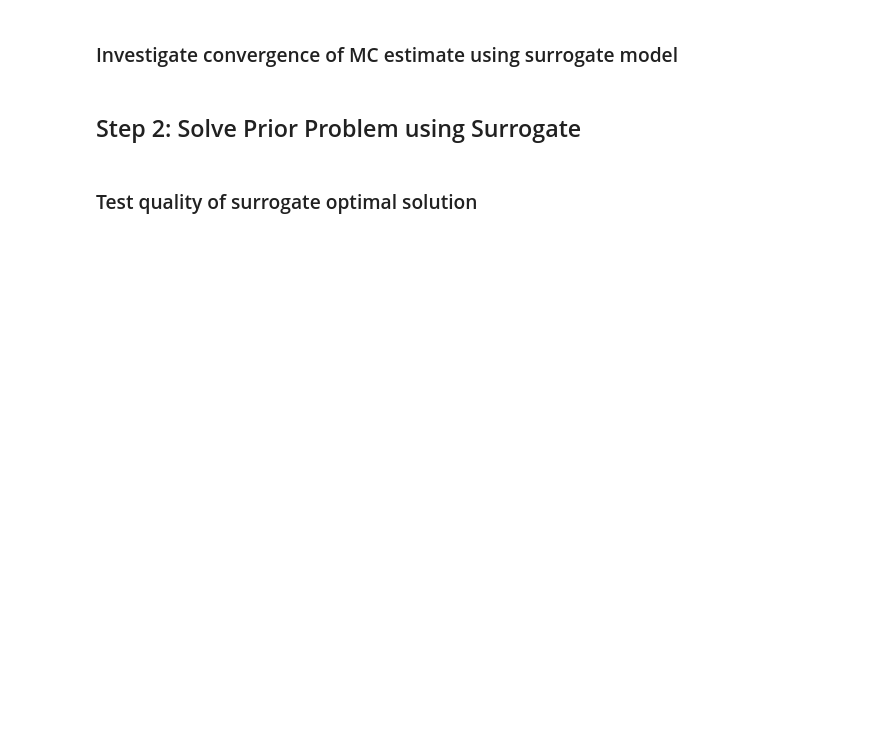
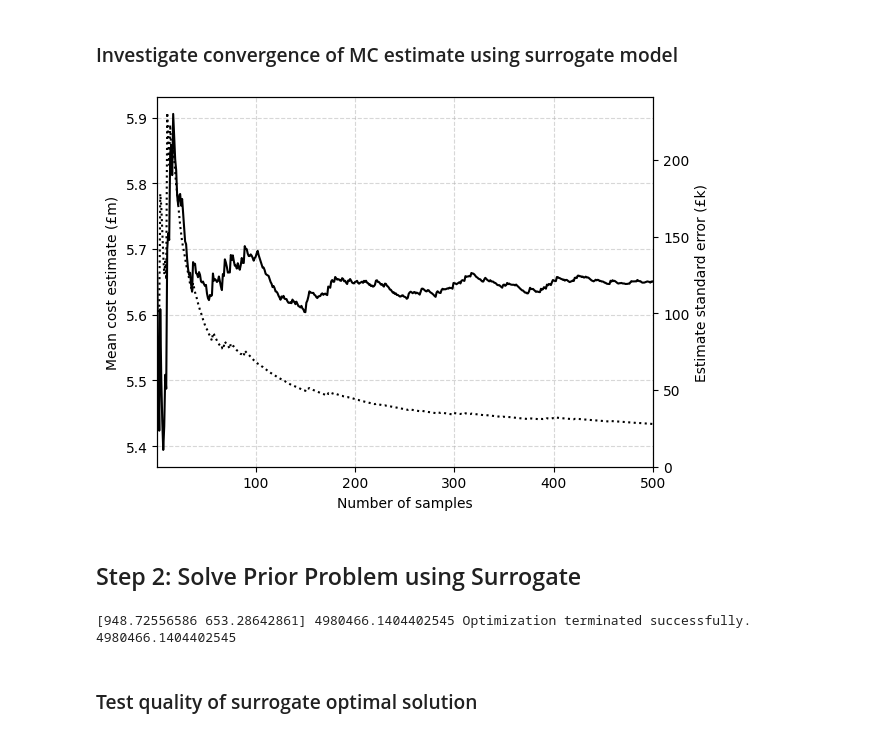
Before and after one commit to mal84emma/VoI-in-CAS, a Jupyter notebook: VoI_via_GPs.ipynb, the cells around one changed output. Saved outputs shown, nothing was run; the diff lists cells and outputs as text; code cells hidden in the pictures; blank space fills up the shorter version.

Commit message:
Run large n results on server

```diff
--- a/VoI_via_GPs.ipynb
+++ b/VoI_via_GPs.ipynb
@@ -57,7 +57,7 @@ Remeber to note Dom's alternative suggestion for learning a surrogate, and it's
 # %%
 # Perform sampling of action-uncertainty space
 seed = 42
-n_samples = 100
+n_samples = 500 # increase for final results
 
 # Space filling sampling of action sub-space using Latin Hypercube
 lower_bounds = np.array([*[5e2]*len(ids),*[1e2]*len(ids)])
@@ -85,7 +85,8 @@ for n in tqdm(range(n_samples)):
 # %%
 # Train Gaussian Process surrogate.
 
-kernel = 1 * gp.kernels.RBF(length_scale=np.ones(len(ids)*3))
+length_scale_init_guess = [*[500]*len(ids),*[100]*len(ids),*[0.1]*len(ids)]
+kernel = 1 * gp.kernels.RBF(length_scale=np.array(length_scale_init_guess))
 gp_surrogate = gp.GaussianProcessRegressor(kernel=kernel,normalize_y=True, n_restarts_optimizer=5)
 gp_surrogate.fit(space_samples, costs)
 gp_surrogate.kernel_
@@ -153,31 +167,33 @@ ax.set_title(f"Surrogate prediction of system cost for eta=%s"%round(eta_sample[
 ### Investigate convergence of MC estimate using surrogate model
 # %%
 # use last cost_predictions as test case
-n_draws = 100
+n_draws = 500
 
 MC_means = [np.mean(cost_predictions[:i]) for i in range(1,n_draws+1)]
 MC_stnd_errors = [np.std(cost_predictions[:i])/np.sqrt(i) for i in range(2,n_draws+1)]
 
 fig,ax = plt.subplots()
 ax.set_xlim(1,n_draws)
 ax.set_xlabel("Number of samples")
 ax.grid(True,'major',alpha=0.5,linestyle='--')
 
 ax.plot(range(1,n_draws+1),np.array(MC_means)/1e6,'-k')
 ax.set_ylabel('Mean cost estimate (£m)')
 #ax.set_ylim(0)
 
 # min_ax = ax.twinx()
 # min_ax.plot(range(2,n_draws+1),(np.array(MC_stnd_errors)/MC_means[-1])*100,'k--')
 # min_ax.set_ylabel('Estimate standard error (% of final mean)')
 # min_ax.set_ylim(0)
 
 min_ax_abs = ax.twinx()
 min_ax_abs.plot(range(2,n_draws+1),np.array(MC_stnd_errors)/1e3,'k:')
 min_ax_abs.set_ylabel('Estimate standard error (£k)')
 min_ax_abs.set_ylim(0)
 
 plt.show()
+# %% [output]
+[figure, added]
 # %% [markdown]
 ## Step 2: Solve Prior Problem using Surrogate
 # %%
@@ -206,6 +222,9 @@ print(prior_soln.x, prior_soln.fun, prior_soln.message)
 prior_design = prior_soln.x
 prior_cost = prior_soln.fun
 print(prior_cost)
+# %% [output]
+[948.72556586 653.28642861] 4980466.1404402545 Optimization terminated successfully.
+4980466.1404402545
 # %% [markdown]
 ### Test quality of surrogate optimal solution
 # %%
```
Also changed, not shown: parts of 11 cells of this notebook.
